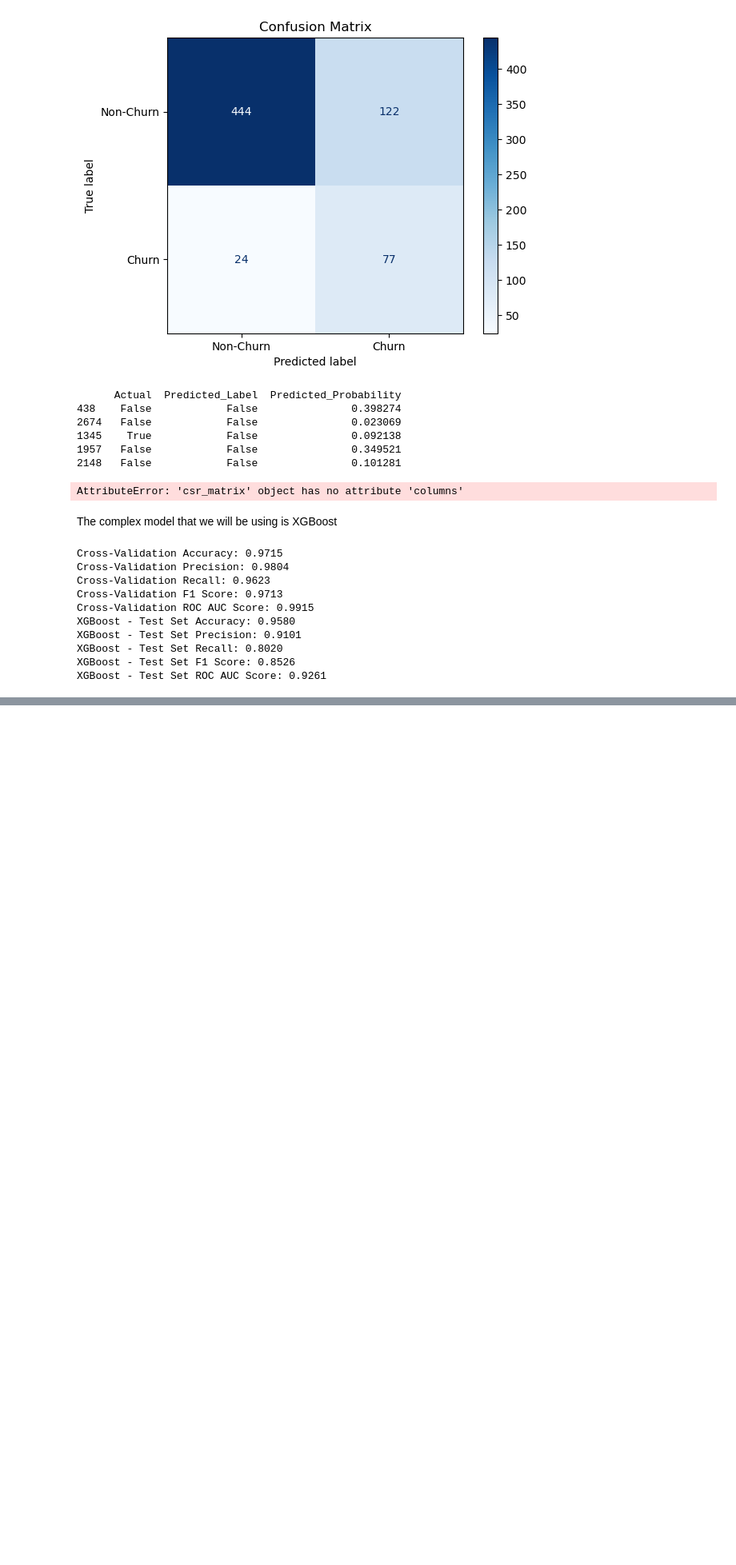
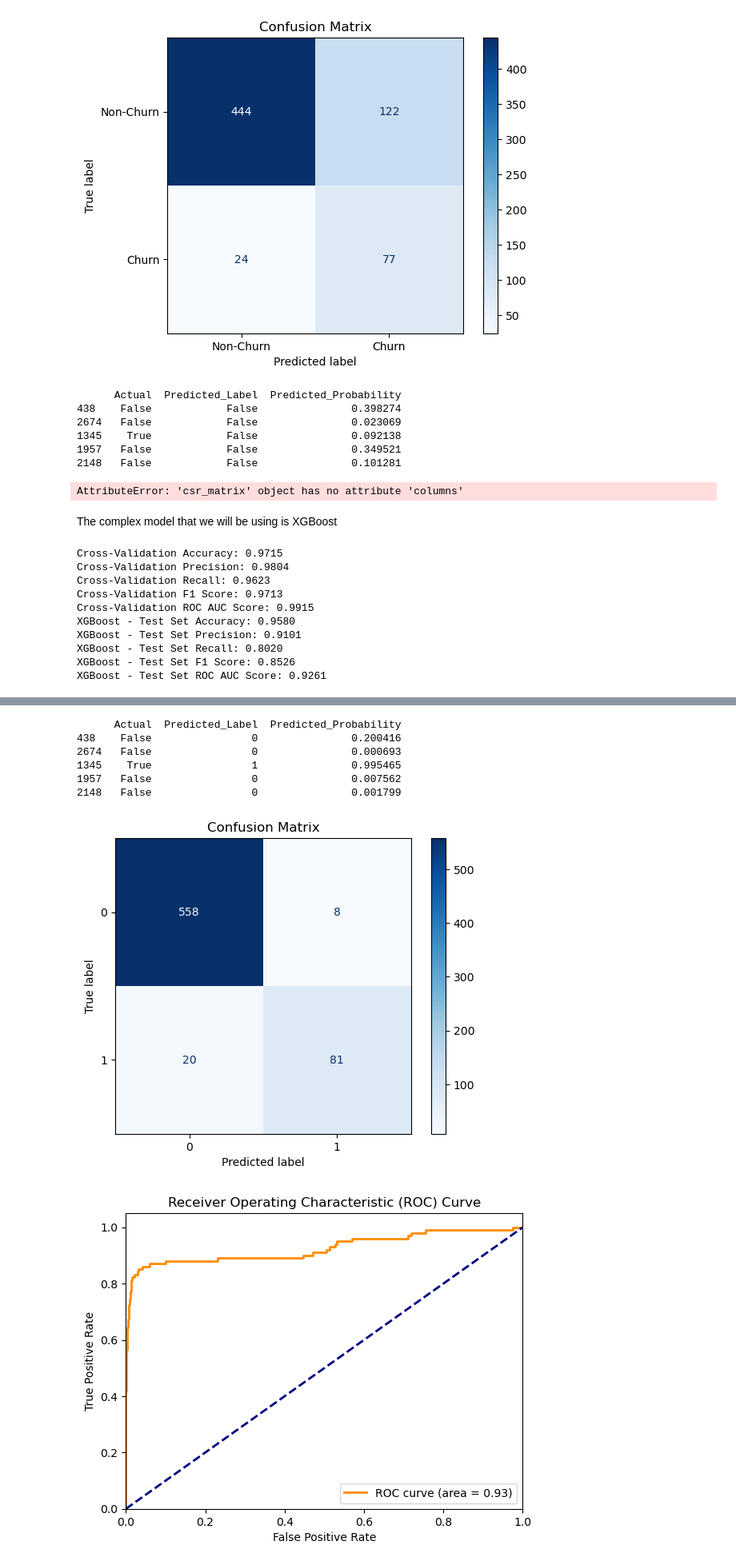
Before and after one commit to William-Itotia/Phase-3-DSC-SYR, a Jupyter notebook: ProjectSyr.ipynb, the cells around one changed output, grey strips where cells are left out. Shown: that part at 80% size. Drawn from its saved outputs; the diff is of its cells as text; code cells hidden in the pictures; blank space fills up the shorter version.

```diff
--- a/ProjectSyr.ipynb
+++ b/ProjectSyr.ipynb
@@ -432,0 +479,46 @@ XGBoost - Test Set ROC AUC Score: 0.9261
+# %%
+# Predict on the test set
+y_pred = xgb_model.predict(X_test_preprocessed)
+y_pred_proba = xgb_model.predict_proba(X_test_preprocessed)[:, 1]
+
+# Create a DataFrame to see the actual vs predicted values
+predictions = pd.DataFrame({
+    'Actual': y_test,
+    'Predicted_Label': y_pred,
+    'Predicted_Probability': y_pred_proba
+})
+
+print(predictions.head())
+# %% [output]
+      Actual  Predicted_Label  Predicted_Probability
+438    False                0               0.200416
+2674   False                0               0.000693
+1345    True                1               0.995465
+1957   False                0               0.007562
+2148   False                0               0.001799
+# %%
+
+# Confusion Matrix
+cm = confusion_matrix(y_test, y_pred)
+disp = ConfusionMatrixDisplay(confusion_matrix=cm, display_labels=xgb_model.classes_)
+disp.plot(cmap='Blues')
+plt.title('Confusion Matrix')
+plt.show()
+
+# ROC AUC Curve
+fpr, tpr, _ = roc_curve(y_test, y_pred_proba)
+roc_auc = auc(fpr, tpr)
+
+plt.figure()
+plt.plot(fpr, tpr, color='darkorange', lw=2, label=f'ROC curve (area = {roc_auc:.2f})')
+plt.plot([0, 1], [0, 1], color='navy', lw=2, linestyle='--')
+plt.xlim([0.0, 1.0])
+plt.ylim([0.0, 1.05])
+plt.xlabel('False Positive Rate')
+plt.ylabel('True Positive Rate')
+plt.title('Receiver Operating Characteristic (ROC) Curve')
+plt.legend(loc='lower right')
+plt.show()
+# %% [output]
+[figure, added]
+[figure, added]
```
Also changed, not shown: parts of 8 cells of this notebook.
